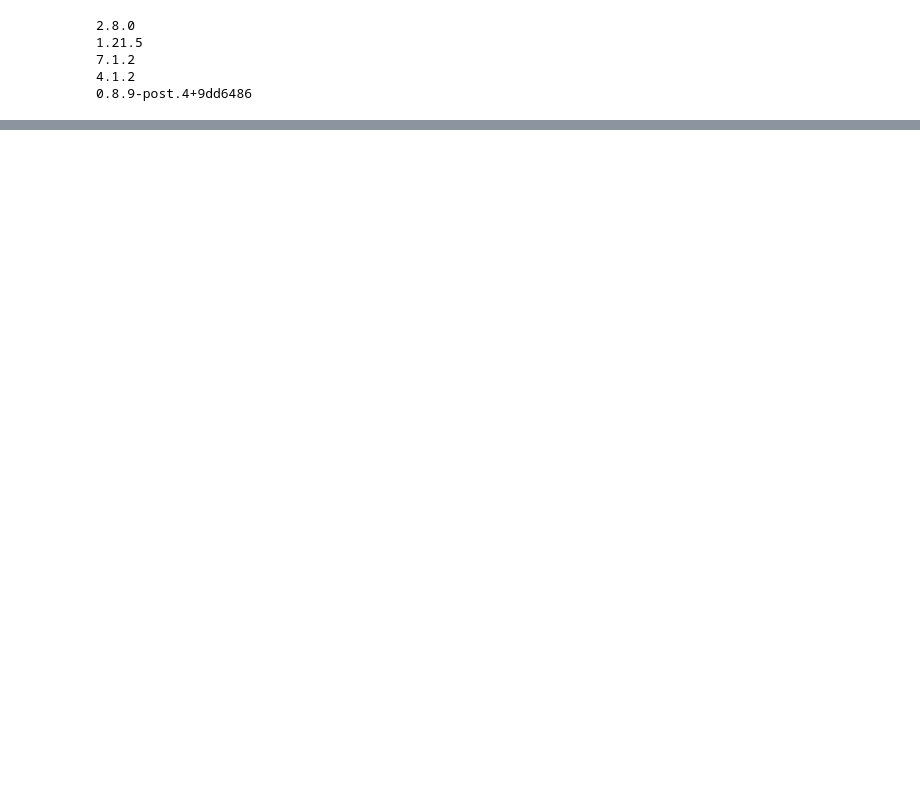
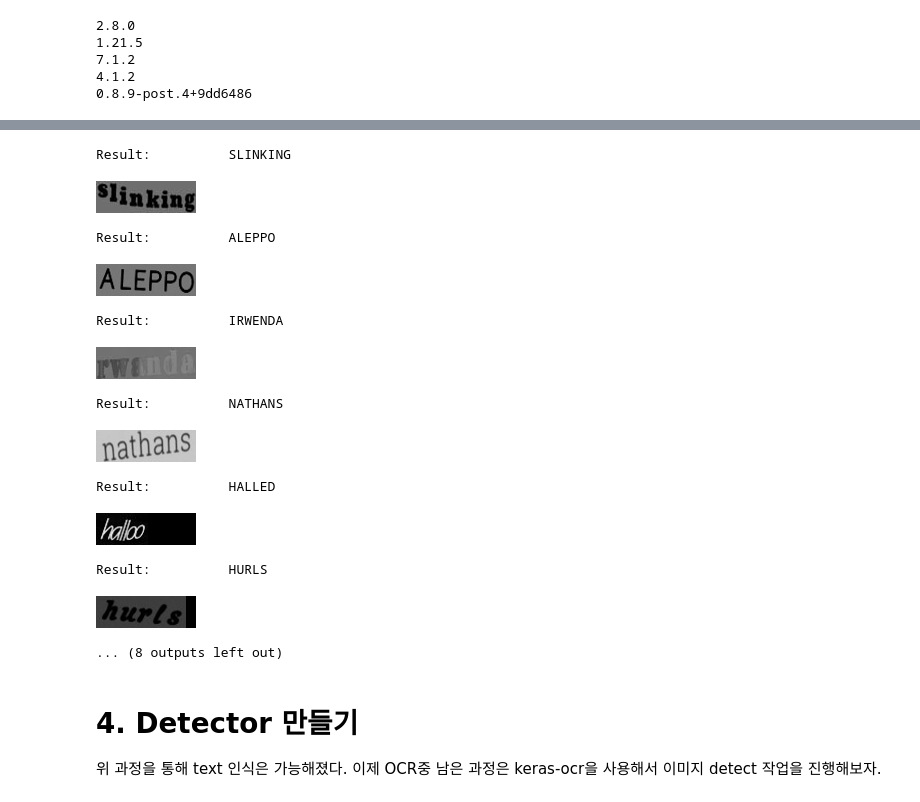
Before and after one commit to cowFarmer/AI_study, a Jupyter notebook: GoingDeeper/G12_make_OCR/G12_make_OCR.ipynb, the cells around one changed output, grey strips where cells are left out. Saved outputs shown, nothing was run; the diff lists cells and outputs as text; code cells hidden in the pictures; blank space fills up the shorter version.

```diff
--- a/GoingDeeper/G12_make_OCR/G12_make_OCR.ipynb
+++ b/GoingDeeper/G12_make_OCR/G12_make_OCR.ipynb
@@ -69,0 +336,5 @@ print(keras_ocr.__version__)
+# %%
+def ctc_lambda_func(args): # CTC loss를 계산하기 위한 Lambda 함수
+    labels, y_pred, label_length, input_length = args
+    y_pred = y_pred[:, 2:, :]
+    return K.ctc_batch_cost(labels, y_pred, input_length, label_length)
@@ -69,0 +425,63 @@ print(keras_ocr.__version__)
+# %%
+# 데이터셋과 모델을 불러옵니다
+test_set = MJDatasetSequence(TEST_DATA_PATH, label_converter, batch_size=BATCH_SIZE, character=TARGET_CHARACTERS)
+model = build_crnn_model()
+model.load_weights(checkpoint_path)
+
+# crnn 모델은 입력이 복잡한 구조이므로 그대로 사용할 수가 없습니다
+# 그래서 crnn 모델의 입력중 'input_image' 부분만 사용한 모델을 새로 만들겁니다
+# inference 전용 모델이에요
+input_data = model.get_layer('input_image').output
+y_pred = model.get_layer('output').output
+model_pred = Model(inputs=input_data, outputs=y_pred)
+# %%
+from IPython.display import display
+
+# 모델이 inference한 결과를 글자로 바꿔주는 역할을 합니다
+# 코드 하나하나를 이해하기는 조금 어려울 수 있습니다
+def decode_predict_ctc(out, chars = TARGET_CHARACTERS):
+    results = []
+    indexes = K.get_value(
+        K.ctc_decode(
+            out, input_length=np.ones(out.shape[0]) * out.shape[1],
+            greedy=False , beam_width=5, top_paths=1
+        )[0][0]
+    )[0]
+    text = ""
+    for index in indexes:
+        if index == -1: # 9999 제거하기
+            continue
+        text += chars[index]
+    results.append(text)
+    return results
+
+# 모델과 데이터셋이 주어지면 inference를 수행합니다
+# index개 만큼의 데이터를 읽어 모델로 inference를 수행하고
+# 결과를 디코딩해 출력해줍니다
+def check_inference(model, dataset, index = 5):
+    for i in range(index):
+        inputs, outputs = dataset[i]
+        img = dataset[i][0]['input_image'][0:1,:,:,:]
+        output = model.predict(img)
+        result = decode_predict_ctc(output, chars="-"+TARGET_CHARACTERS)[0].replace('-','')
+        print("Result: \t", result)
+        display(Image.fromarray(img[0].transpose(1,0,2).astype(np.uint8)))
+
+check_inference(model_pred, test_set, index=10)
+# %% [output]
+Result:          SLINKING
+[figure, added]
+Result:          ALEPPO
+[figure, added]
+Result:          IRWENDA
+[figure, added]
+Result:          NATHANS
+[figure, added]
+Result:          HALLED
+[figure, added]
+Result:          HURLS
+[figure, added]
+... (8 outputs left out)
+# %% [markdown]
+# 4. Detector 만들기
+위 과정을 통해 text 인식은 가능해졌다. 이제 OCR중 남은 과정은 keras-ocr을 사용해서 이미지 detect 작업을 진행해보자.
```
Also changed, not shown: parts of 33 cells of this notebook, 1 other file.
